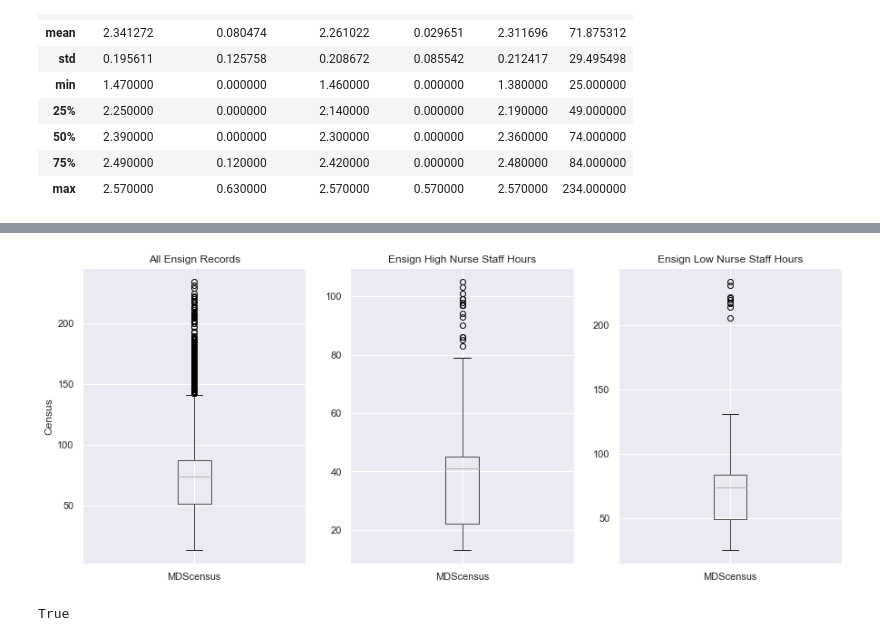
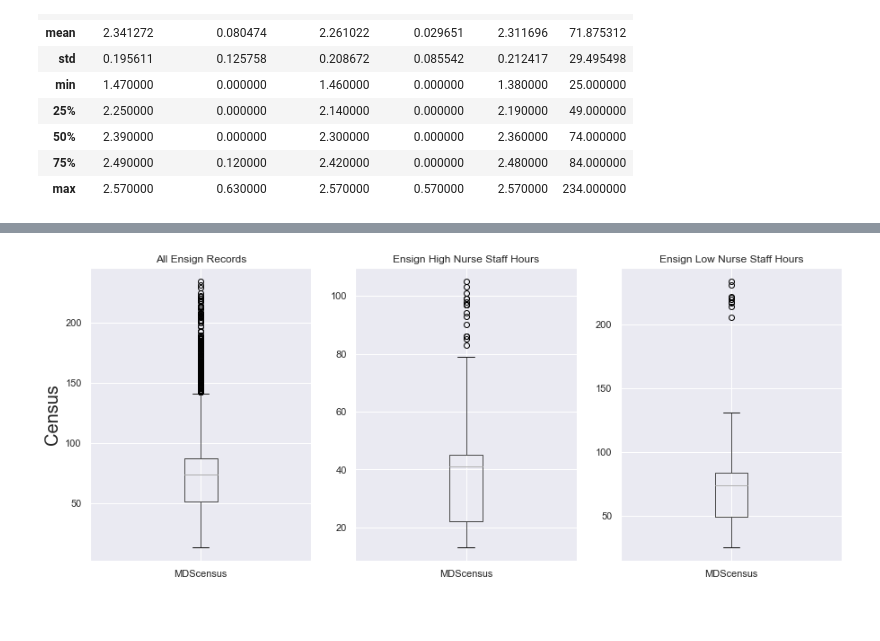
Before and after one commit to HUA1846/nursing_home_PBJ_analysis, a Jupyter notebook: ensign_services.ipynb, the cells around one changed output, grey strips where cells are left out. Saved outputs shown, nothing was run; the diff lists cells and outputs as text; code cells hidden in the pictures; blank space fills up the shorter version.

```diff
--- a/ensign_services.ipynb
+++ b/ensign_services.ipynb
@@ -495,11 +445,11 @@ ensign_nurse_df.head()
 # %%
 fig, axes = plt.subplots(1, 3, figsize=(15,6))
 ensign_per_patient_df.boxplot(column='MDScensus', ax=axes[0])
 ensign_high_hour.boxplot(column='MDScensus', ax=axes[1])
 ensign_low_hour.boxplot(column='MDScensus', ax=axes[2])
 axes[0].set_title('All Ensign Records')
 axes[1].set_title('Ensign High Nurse Staff Hours')
 axes[2].set_title('Ensign Low Nurse Staff Hours')
-axes[0].set_ylabel('Census');
+axes[0].set_ylabel('Census',fontsize=20);
 # %% [output]
-[figure, old version]
+[figure, new version]
@@ -512,4 +455,0 @@ for num in prov_nums:
-# %%
-len(non_exist_pv) + len(exist_pv) == len(prov_nums)
-# %% [output]
-True
```
Also changed, not shown: parts of 22 cells of this notebook.
